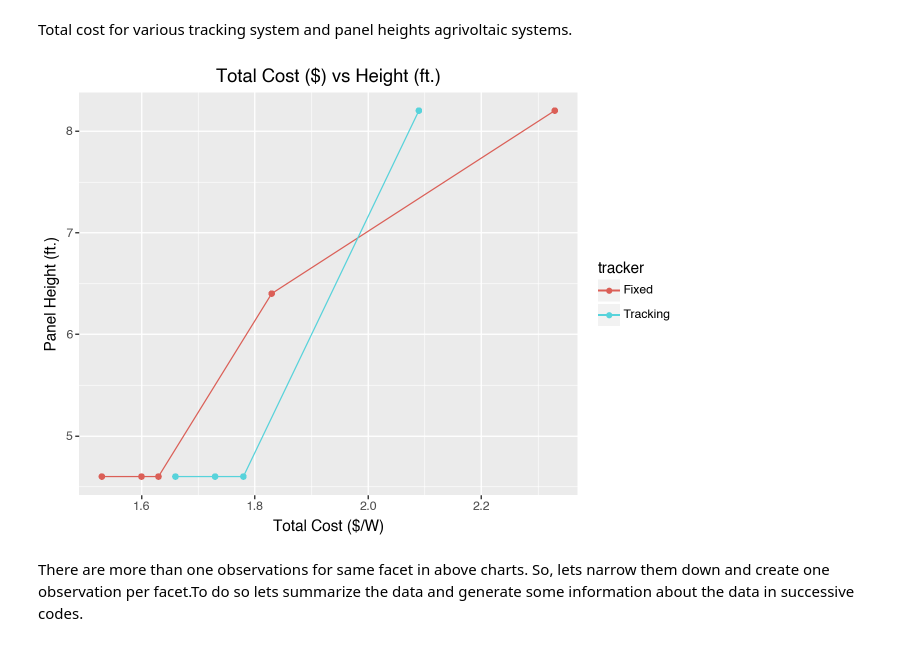
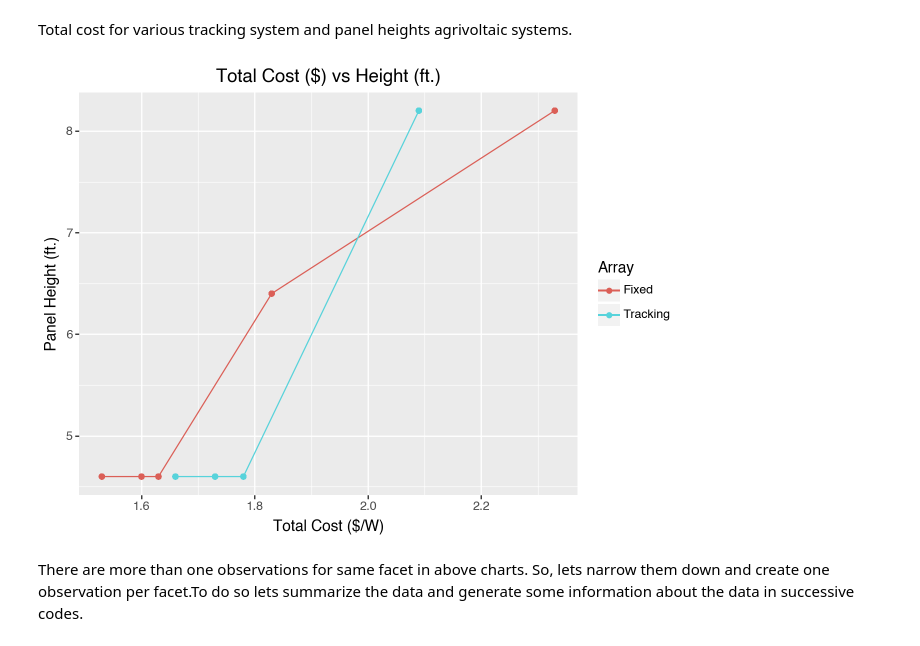
Before and after one commit to bijubjs/AVAlabama, a Jupyter notebook: PV Cost.ipynb, the cells around one changed output. Cells and saved outputs as stored; diff of their text form; code cells hidden in the pictures.

```diff
--- a/PV Cost.ipynb
+++ b/PV Cost.ipynb
@@ -175,20 +175,21 @@ Total cost for various tracking system and panel heights agrivoltaic systems.
 # %%
 # Total Cost vs Height:
 (
     ggplot(pvcost)
     #+ facet_grid("tracker~pheight")
     + aes(y = "pheight",
           x = "tcost",
           color = "tracker",
           group = "tracker")
     + geom_point()
     + geom_line()
     + labs(title= "Total Cost ($) vs Height (ft.)",
            y = "Panel Height (ft.)",
-           x = "Total Cost ($/W)")
+           x = "Total Cost ($/W)",
+           color = "Array")
 )
 # %% [output]
-[figure, old version]
+[figure, new version]
 # %% [markdown]
 There are more than one observations for same facet in above charts. So, lets narrow them down and create one observation per facet.To do so lets summarize the data and generate some information about the data in successive codes.
 # %%
```
Also changed, not shown: parts of 3 cells of this notebook, 2 other files.
